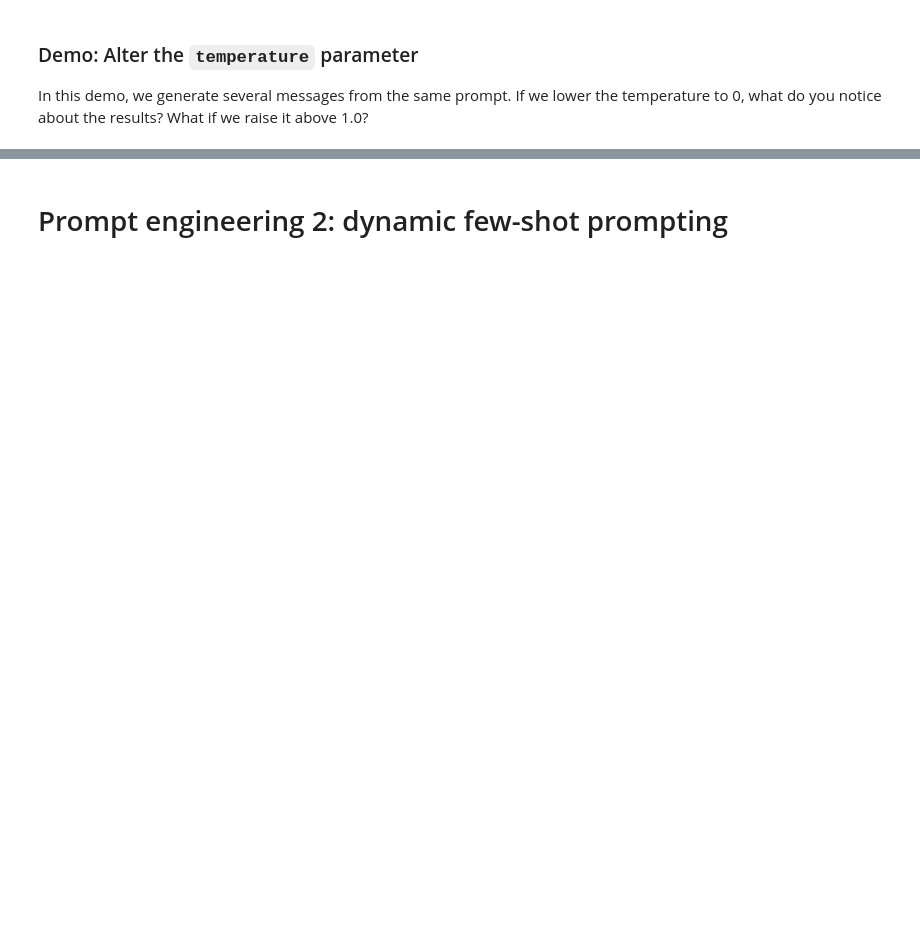
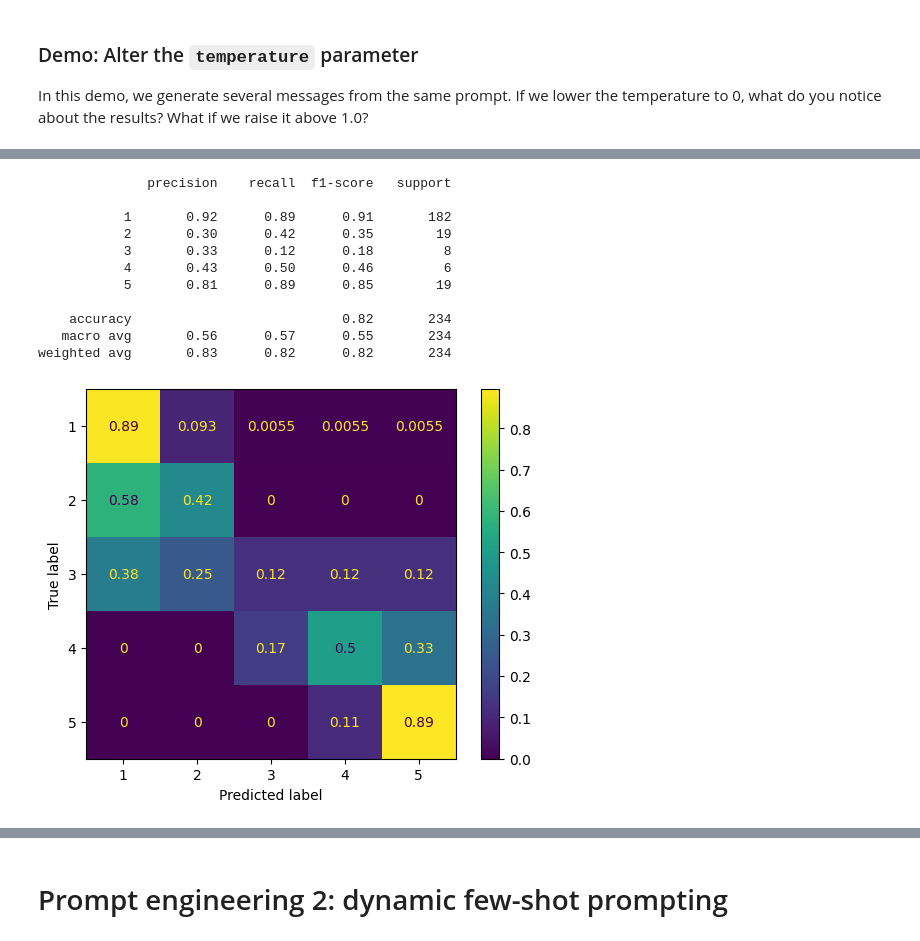
Before and after one commit to nbeaudoin/CTME-llm-lecture-resources, a Jupyter notebook: prototyping_ai/01_getting_started_with_openai.ipynb, the cells around one changed output, grey strips where cells are left out. Cells and saved outputs as stored; diff of their text form; code cells hidden in the pictures; blank space fills up the shorter version.

```diff
--- a/prototyping_ai/01_getting_started_with_openai.ipynb
+++ b/prototyping_ai/01_getting_started_with_openai.ipynb
@@ -260,0 +727,14 @@ demo.launch()
+# %%
+class Rating(BaseModel):
+    rating: int = Field(..., description="Rating of the review", enum=[1, 2, 3, 4, 5])
+
+llm = OpenAI(model="gpt-4o-mini")
+rand_few_shot_structured_llm = llm.as_structured_llm(Rating)
+# %%
+idx = 6
+one_item = valid[idx]
+text = one_item['text']
+rating = one_item['label']
+
+print(f"Text: {text}")
+print(f"Rating: {rating}")
@@ -260,0 +746,23 @@ demo.launch()
+# %%
+async def random_few_shot_predict(text):
+    messages = [
+        ChatMessage.from_str(prompt_tmpl.format(review=text))
+    ]
+    response = await rand_few_shot_structured_llm.achat(messages)
+    return response.raw.rating
+# %%
+random_few_shot_labels, random_few_shot_predictions, random_few_shot_cm, random_few_shot_cr = await predict_and_evaluate(random_few_shot_predict)
+print(random_few_shot_cr)
+# %% [output]
+              precision    recall  f1-score   support
+
+           1       0.92      0.89      0.91       182
+           2       0.30      0.42      0.35        19
+           3       0.33      0.12      0.18         8
+           4       0.43      0.50      0.46         6
+           5       0.81      0.89      0.85        19
+
+    accuracy                           0.82       234
+   macro avg       0.56      0.57      0.55       234
+weighted avg       0.83      0.82      0.82       234
+[figure, added]
```
Also changed, not shown: parts of 63 cells of this notebook.
